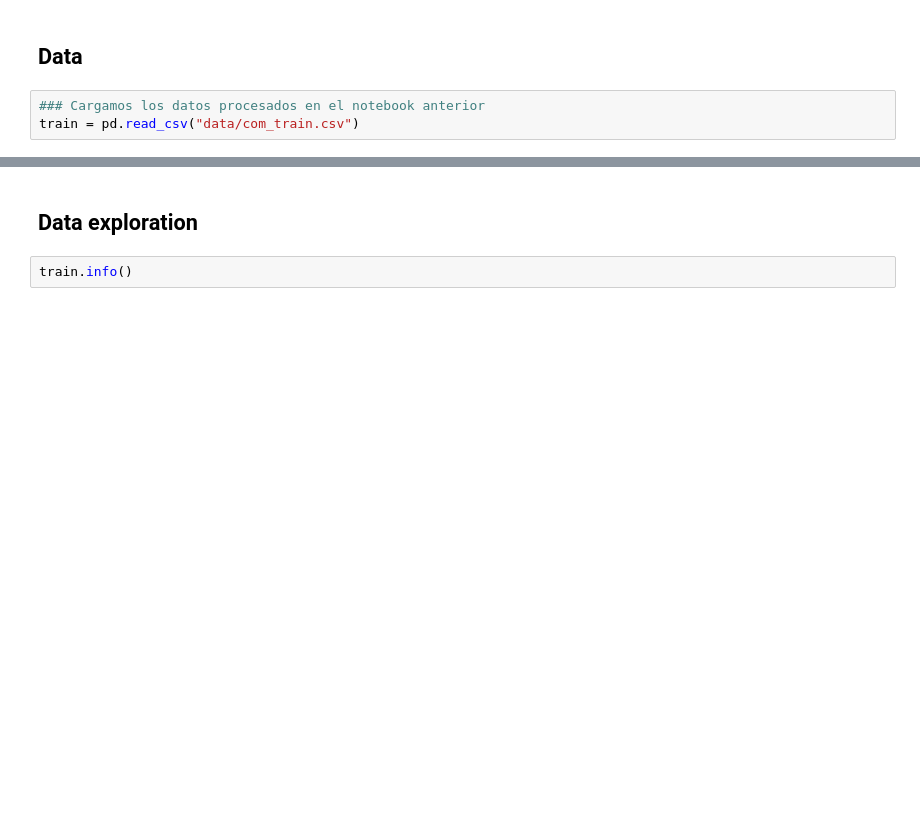
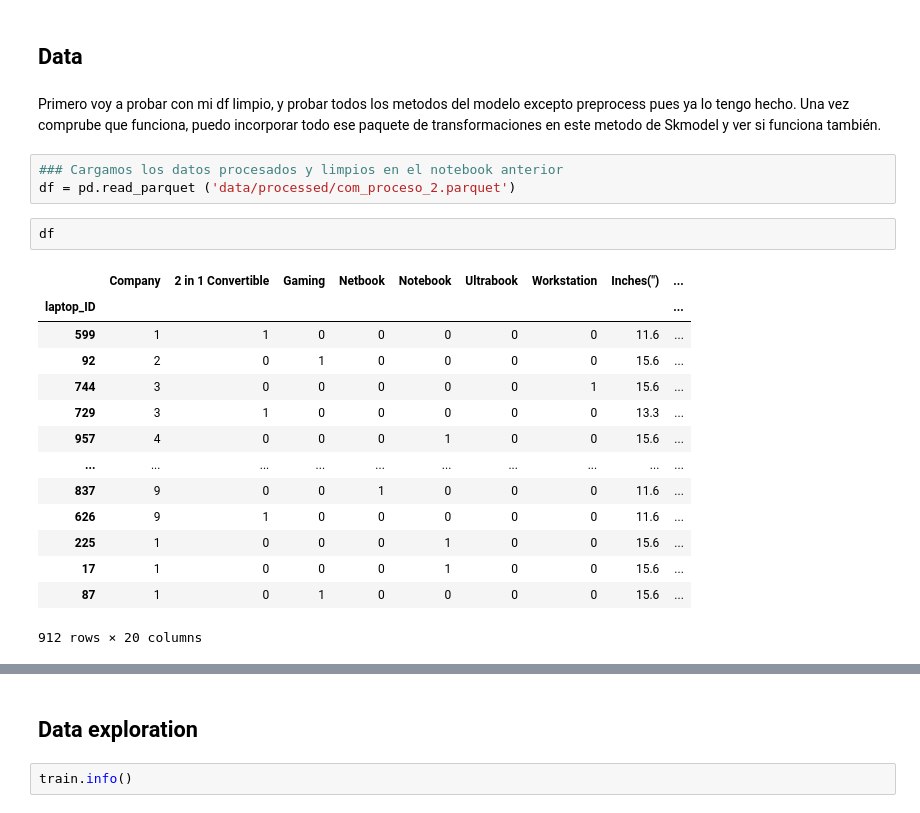
Before and after one commit to angelgvill/DS102024, a Jupyter notebook: 3-MachineLearning/2-Supervisado/Ejercicios/ordenadores_ML_Kaggle_agv.ipynb, the cells around one changed output, grey strips where cells are left out. Cells and saved outputs as stored; diff of their text form; blank space fills up the shorter version.

```diff
--- a/3-MachineLearning/2-Supervisado/Ejercicios/ordenadores_ML_Kaggle_agv.ipynb
+++ b/3-MachineLearning/2-Supervisado/Ejercicios/ordenadores_ML_Kaggle_agv.ipynb
@@ -8,5 +31,24 @@ from PIL import Image
 # %% [markdown]
 ## Data
+# %% [markdown]
+Primero voy a probar con mi df limpio, y probar todos los metodos del modelo excepto preprocess pues ya lo tengo hecho. Una vez comprube que funciona, puedo incorporar todo ese paquete de transformaciones en este metodo de Skmodel y ver si funciona también.
 # %%
-### Cargamos los datos procesados en el notebook anterior
-train = pd.read_csv("data/com_train.csv")
+### Cargamos los datos procesados y limpios en el notebook anterior
+df = pd.read_parquet ('data/processed/com_proceso_2.parquet')
+# %%
+df
+# %% [output]
+|  | Company | 2 in 1 Convertible | Gaming | Netbook | Notebook | Ultrabook | Workstation | Inches(") | ... |
+| laptop_ID |  |  |  |  |  |  |  |  | ... |
+| 599 | 1 | 1 | 0 | 0 | 0 | 0 | 0 | 11.6 | ... |
+| 92 | 2 | 0 | 1 | 0 | 0 | 0 | 0 | 15.6 | ... |
+| 744 | 3 | 0 | 0 | 0 | 0 | 0 | 1 | 15.6 | ... |
+| 729 | 3 | 1 | 0 | 0 | 0 | 0 | 0 | 13.3 | ... |
+| 957 | 4 | 0 | 0 | 0 | 1 | 0 | 0 | 15.6 | ... |
+| ... | ... | ... | ... | ... | ... | ... | ... | ... | ... |
+| 837 | 9 | 0 | 0 | 1 | 0 | 0 | 0 | 11.6 | ... |
+| 626 | 9 | 1 | 0 | 0 | 0 | 0 | 0 | 11.6 | ... |
+| 225 | 1 | 0 | 0 | 0 | 1 | 0 | 0 | 15.6 | ... |
+| 17 | 1 | 0 | 0 | 0 | 1 | 0 | 0 | 15.6 | ... |
+| 87 | 1 | 0 | 1 | 0 | 0 | 0 | 0 | 15.6 | ... |
+912 rows × 20 columns
```
Also changed, not shown: parts of 7 cells of this notebook, 1 other file.
